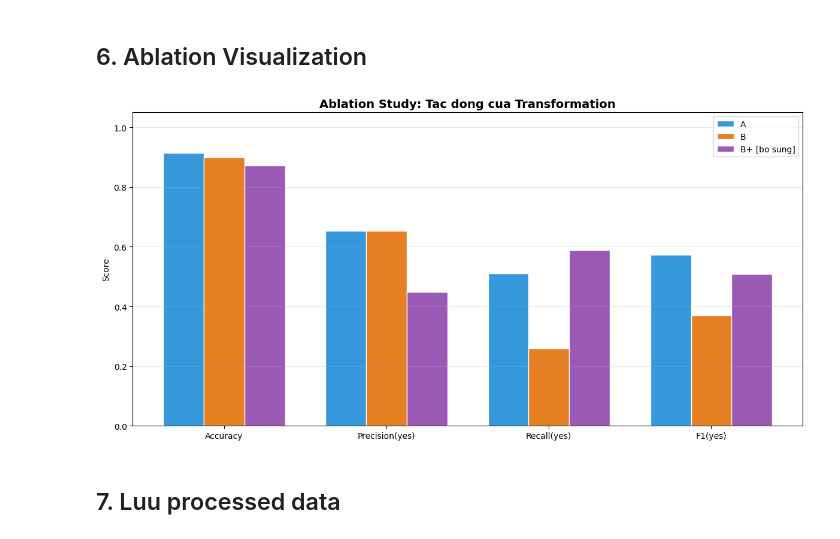
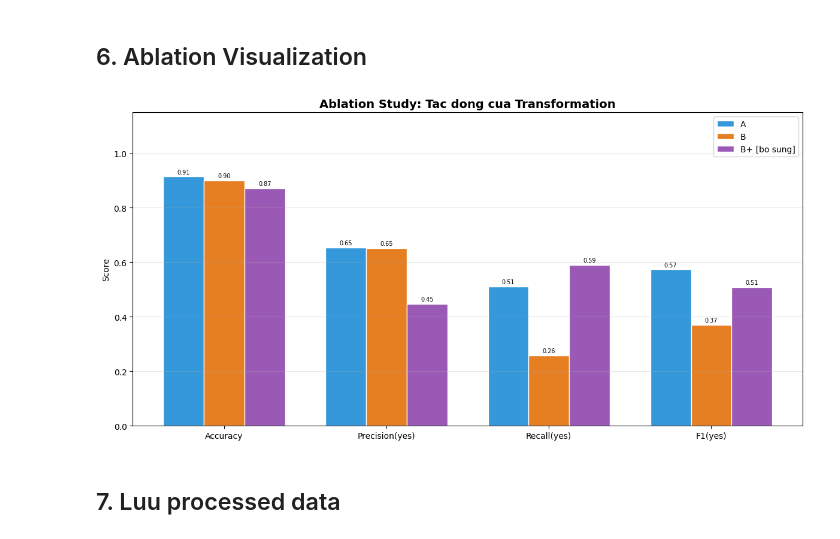
Before and after one commit to thacbaonguyen/data_mining, a Jupyter notebook: notebooks/02_transformation.ipynb, the cells around one changed output. Saved outputs shown, nothing was run; the diff lists cells and outputs as text; code cells hidden in the pictures.

```diff
--- a/notebooks/02_transformation.ipynb
+++ b/notebooks/02_transformation.ipynb
@@ -214,29 +214,30 @@ KET LUAN ABLATION:
 # %%
 fig, ax = plt.subplots(figsize=(12, 6))
 metrics = ["acc", "prec", "rec", "f1"]
 metric_labels = ["Accuracy", "Precision(yes)", "Recall(yes)", "F1(yes)"]
 x = np.arange(len(metrics))
 width = 0.25
 names = list(ablation_results.keys())
 colors_bar = ["#3498db", "#e67e22", "#9b59b6"]
 
 for i, name in enumerate(names):
     vals = [ablation_results[name][m] for m in metrics]
     short = name.split(":")[0]
-    ax.bar(x + i * width, vals, width, label=short, color=colors_bar[i], edgecolor="white")
+    bars = ax.bar(x + i * width, vals, width, label=short, color=colors_bar[i], edgecolor="white")
+    ax.bar_label(bars, fmt='%.2f', fontsize=7, padding=2)
 
 ax.set_xticks(x + width)
 ax.set_xticklabels(metric_labels)
 ax.set_ylabel("Score")
 ax.set_title("Ablation Study: Tac dong cua Transformation", fontweight="bold", fontsize=14)
 ax.legend()
-ax.set_ylim(0, 1.05)
+ax.set_ylim(0, 1.15)
 ax.grid(axis="y", alpha=0.3)
 plt.tight_layout()
 plt.savefig(REPORT_DIR + "/02_ablation_study.png", dpi=150, bbox_inches="tight")
 plt.show()
 # %% [output]
-[figure, old version]
+[figure, new version]
 # %% [markdown]
 ## 7. Luu processed data
 # %%
```
Also changed, not shown: 3 other files.
